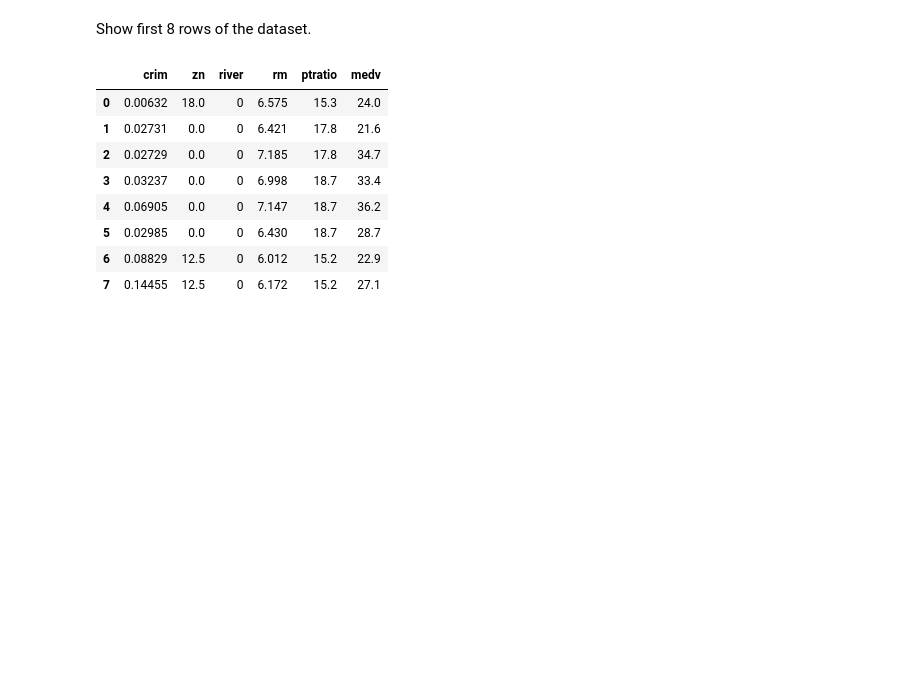
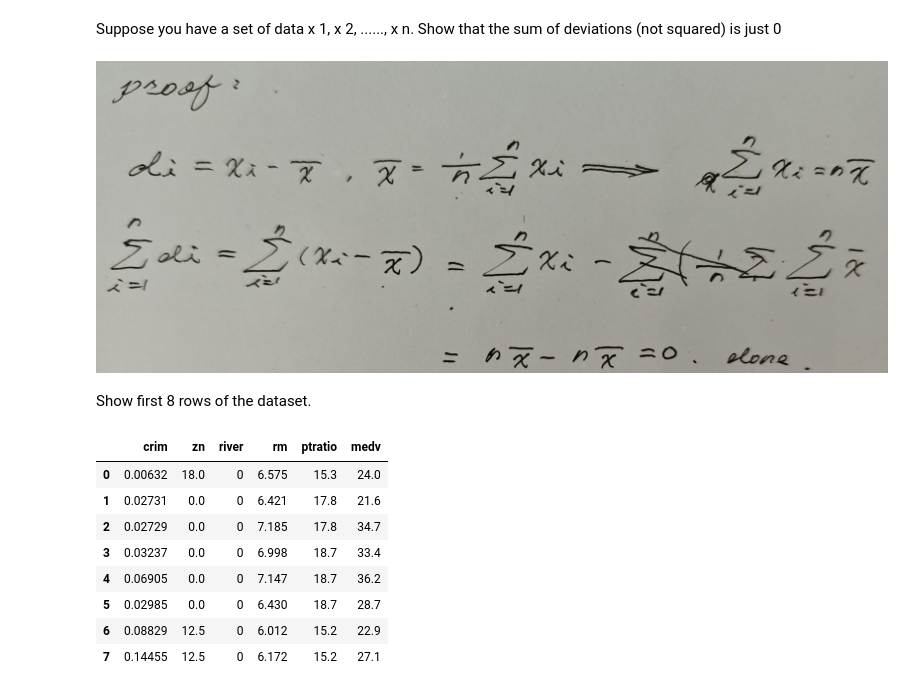
Before and after one commit to ZiangChen9/SDSC5002, a Jupyter notebook: HW1.ipynb, the cells around one changed output. Drawn from its saved outputs; the diff is of its cells as text; code cells hidden in the pictures; blank space fills up the shorter version.

```diff
--- a/HW1.ipynb
+++ b/HW1.ipynb
@@ -1,3 +1,11 @@
+# %% [markdown]
+Suppose you have a set of data x 1, x 2, ......, x n. Show that the sum of deviations
+(not squared) is just 0
+# %%
+from IPython.display import Image
+Image(filename='./img/proof-1.jpeg')
+# %% [output]
+[figure, added]
 # %% [markdown]
 Show first 8 rows of the dataset.
 # %%
```
Also changed, not shown: parts of 4 cells of this notebook, 4 other files.
